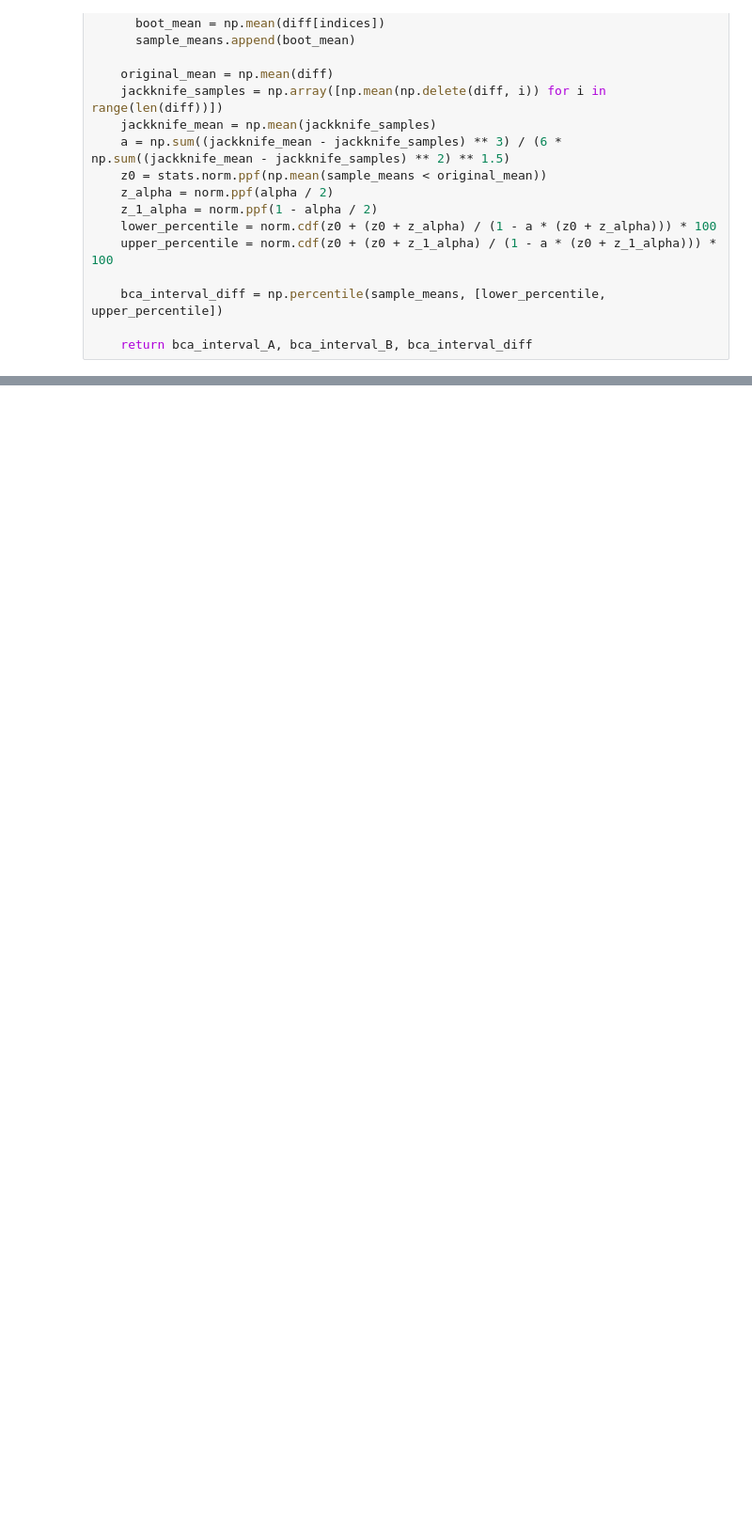
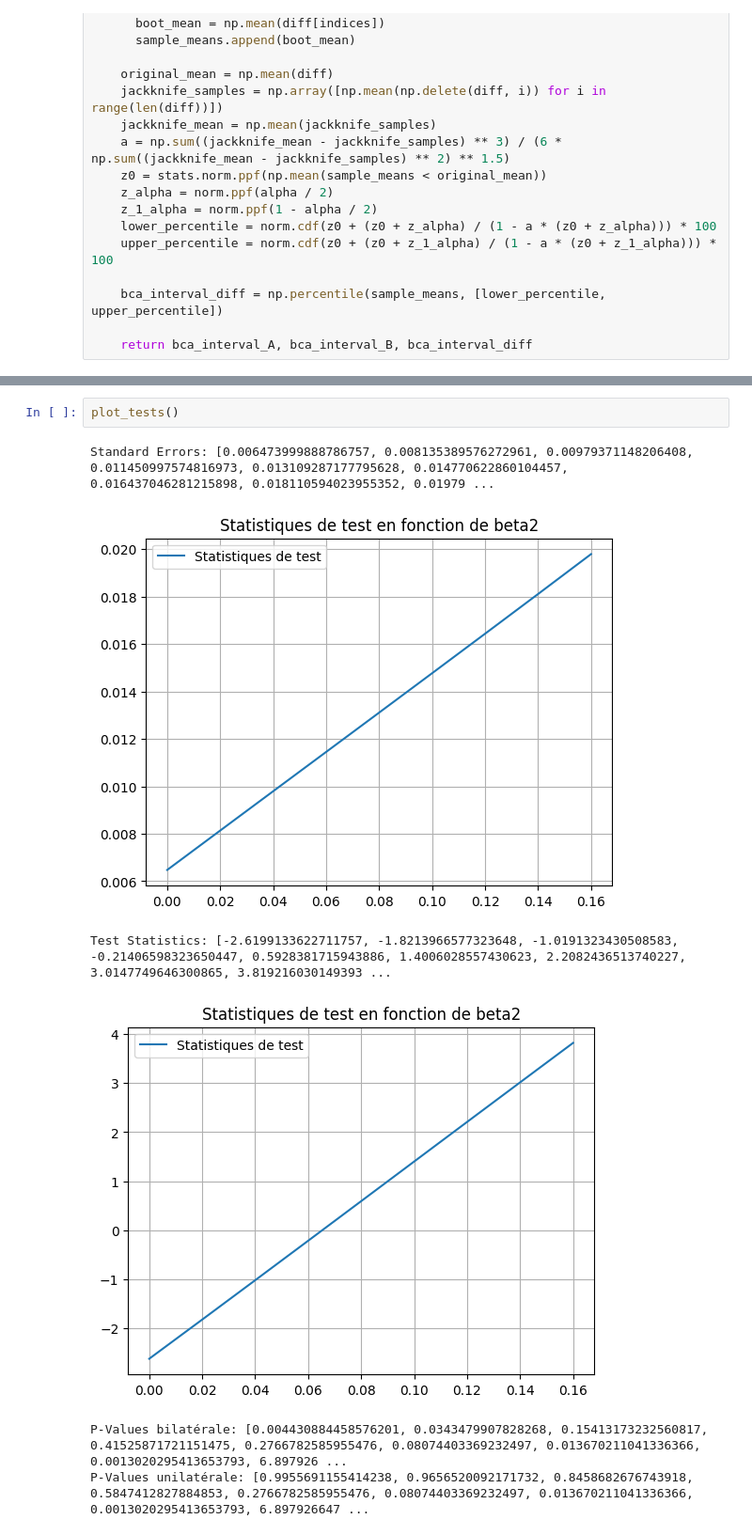
Before and after one commit to AntoineGilsonGH/The-Design-and-Analysis-of-Benchmark-Experiments, a Jupyter notebook: Stat.ipynb, the cells around one changed output, grey strips where cells are left out. Shown at 94% size. Saved outputs shown, nothing was run; the diff lists cells and outputs as text; blank space fills up the shorter version.

```diff
--- a/Stat.ipynb
+++ b/Stat.ipynb
@@ -551,0 +541,9 @@ plot_test_comparison()
+# %%
+plot_tests()
+# %% [output]
+Standard Errors: [0.006473999888786757, 0.008135389576272961, 0.00979371148206408, 0.011450997574816973, 0.013109287177795628, 0.014770622860104457, 0.016437046281215898, 0.018110594023955352, 0.01979 ...
+[figure, added]
+Test Statistics: [-2.6199133622711757, -1.8213966577323648, -1.0191323430508583, -0.21406598323650447, 0.5928381715943886, 1.4006028557430623, 2.2082436513740227, 3.0147749646300865, 3.819216030149393 ...
+[figure, added]
+P-Values bilatérale: [0.004430884458576201, 0.0343479907828268, 0.15413173232560817, 0.41525871721151475, 0.2766782585955476, 0.08074403369232497, 0.013670211041336366, 0.0013020295413653793, 6.897926 ...
+P-Values unilatérale: [0.9955691155414238, 0.9656520092171732, 0.8458682676743918, 0.5847412827884853, 0.2766782585955476, 0.08074403369232497, 0.013670211041336366, 0.0013020295413653793, 6.897926647 ...
```
Also changed, not shown: parts of 5 cells of this notebook.
